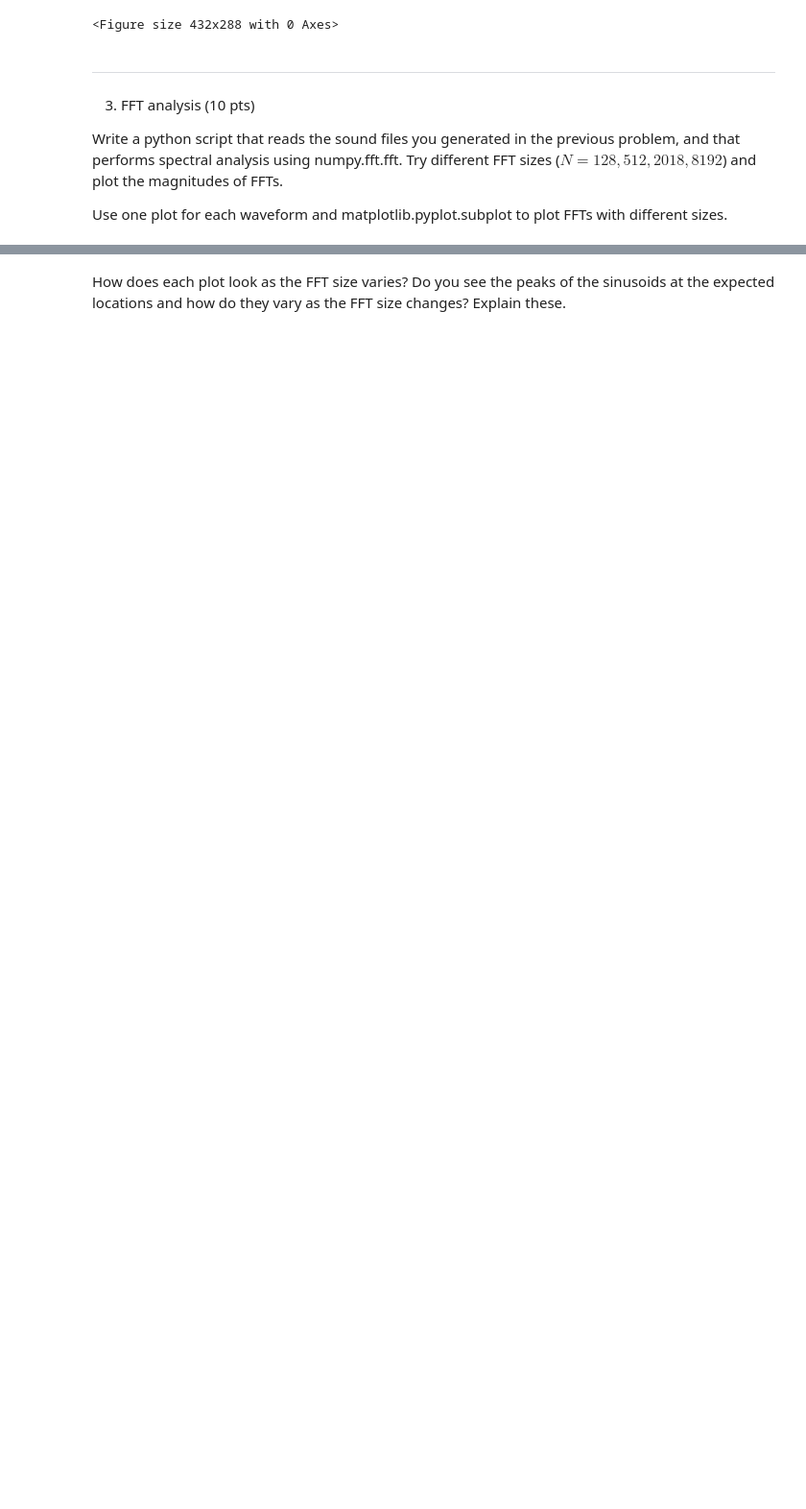
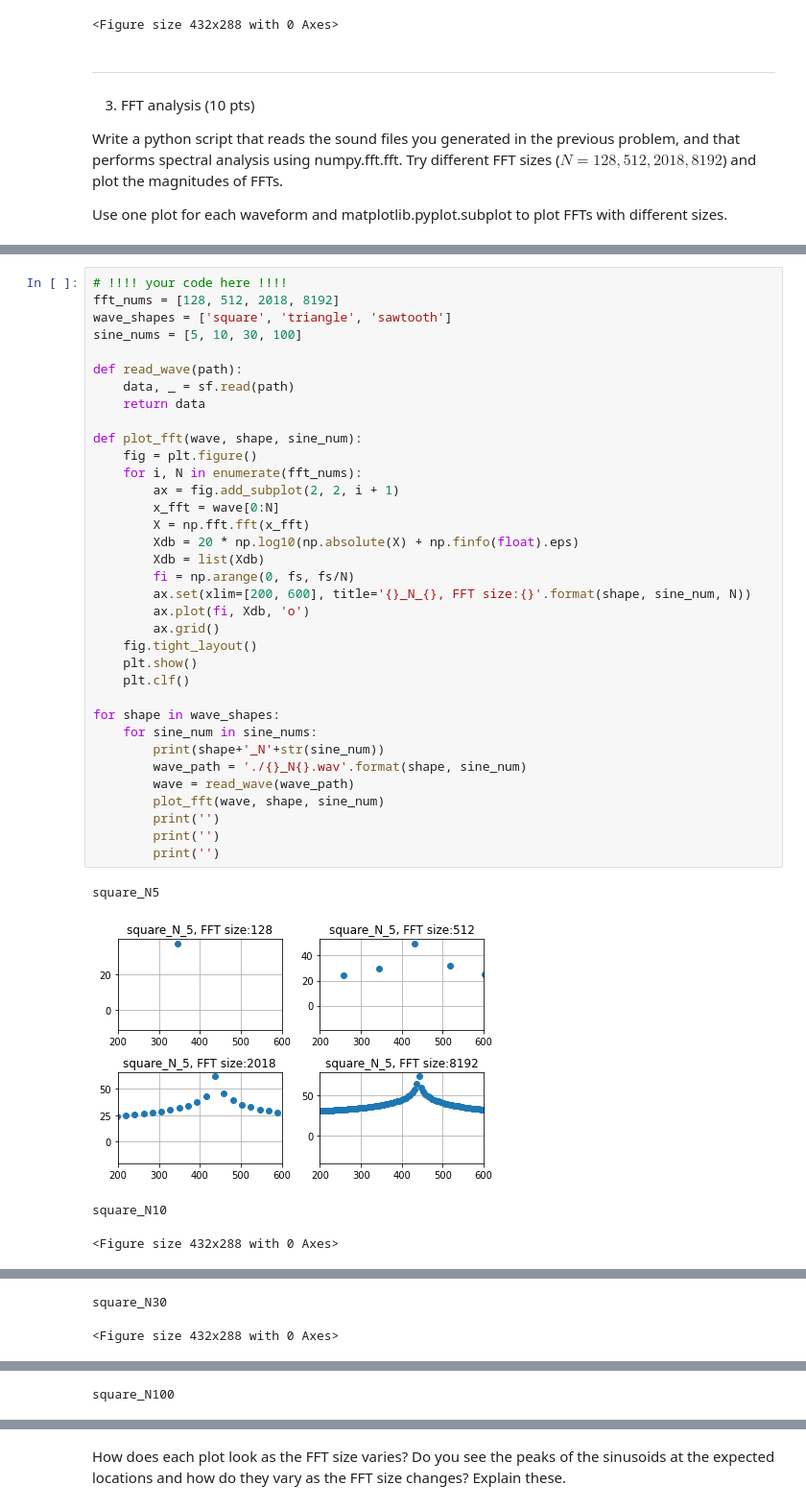
Before and after one commit to changwoonchoi/cl2020, a Jupyter notebook: as_1/assignment01.ipynb, the cells around one changed output, grey strips where cells are left out. Shown at 96% size. Saved outputs shown, nothing was run; the diff lists cells and outputs as text; blank space fills up the shorter version.

```diff
--- a/as_1/assignment01.ipynb
+++ b/as_1/assignment01.ipynb
@@ -307,0 +269,40 @@ print(read_wave('./sawtooth_N10.wav').shape)
+# %%
+# !!!! your code here !!!!
+fft_nums = [128, 512, 2018, 8192]
+wave_shapes = ['square', 'triangle', 'sawtooth']
+sine_nums = [5, 10, 30, 100]
+
+def read_wave(path):
+    data, _ = sf.read(path)
+    return data
+
+def plot_fft(wave, shape, sine_num):
+    fig = plt.figure()
+    for i, N in enumerate(fft_nums):
+        ax = fig.add_subplot(2, 2, i + 1)
+        x_fft = wave[0:N]
+        X = np.fft.fft(x_fft)
+        Xdb = 20 * np.log10(np.absolute(X) + np.finfo(float).eps)
+        Xdb = list(Xdb)
+        fi = np.arange(0, fs, fs/N)
+        ax.set(xlim=[200, 600], title='{}_N_{}, FFT size:{}'.format(shape, sine_num, N))
+        ax.plot(fi, Xdb, 'o')
+        ax.grid()
+    fig.tight_layout()
+    plt.show()
+    plt.clf()
+
+for shape in wave_shapes:
+    for sine_num in sine_nums:
+        print(shape+'_N'+str(sine_num))
+        wave_path = './{}_N{}.wav'.format(shape, sine_num)
+        wave = read_wave(wave_path)
+        plot_fft(wave, shape, sine_num)
+        print('')
+        print('')
+        print('')
+# %% [output]
+square_N5
+[figure, added]
+square_N10
+<Figure size 432x288 with 0 Axes>
@@ -307,0 +310,2 @@ print(read_wave('./sawtooth_N10.wav').shape)
+square_N30
+<Figure size 432x288 with 0 Axes>
@@ -307,0 +313 @@ print(read_wave('./sawtooth_N10.wav').shape)
+square_N100
```
Also changed, not shown: parts of 9 cells of this notebook, 12 other files.
